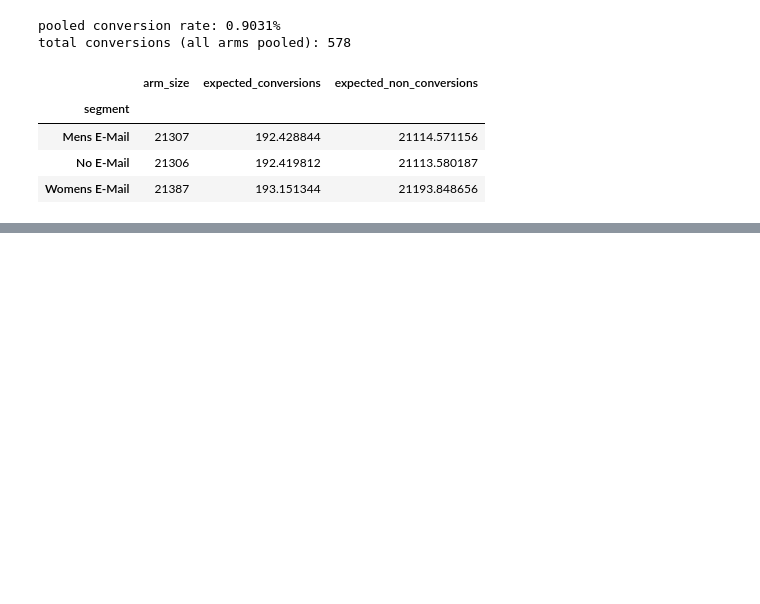
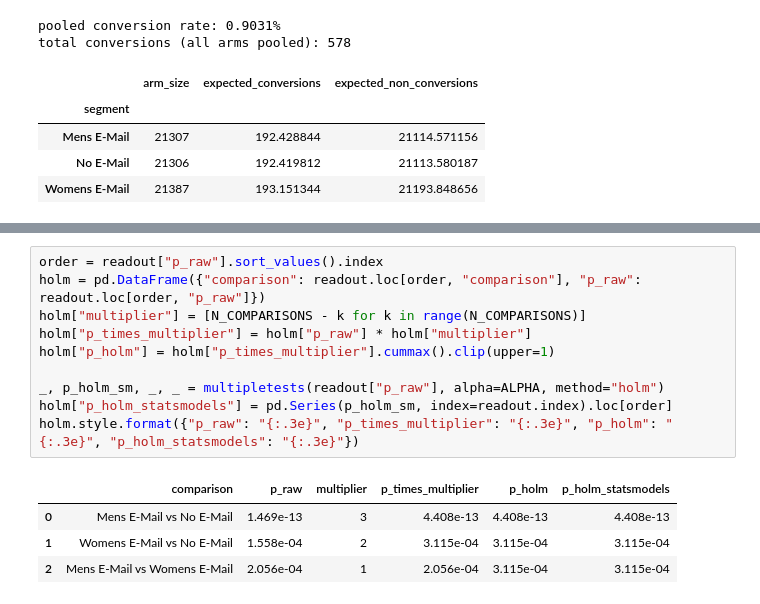
Before and after one commit to luisesparza3347/ab-testing-experiments, a Jupyter notebook: notebooks/02_primary_readout.ipynb, the cells around one changed output, grey strips where cells are left out. Saved outputs shown, nothing was run; the diff lists cells and outputs as text; blank space fills up the shorter version.

```diff
--- a/notebooks/02_primary_readout.ipynb
+++ b/notebooks/02_primary_readout.ipynb
@@ -56,0 +197,15 @@ total conversions (all arms pooled): 578
+# %%
+order = readout["p_raw"].sort_values().index
+holm = pd.DataFrame({"comparison": readout.loc[order, "comparison"], "p_raw": readout.loc[order, "p_raw"]})
+holm["multiplier"] = [N_COMPARISONS - k for k in range(N_COMPARISONS)]
+holm["p_times_multiplier"] = holm["p_raw"] * holm["multiplier"]
+holm["p_holm"] = holm["p_times_multiplier"].cummax().clip(upper=1)
+
+_, p_holm_sm, _, _ = multipletests(readout["p_raw"], alpha=ALPHA, method="holm")
+holm["p_holm_statsmodels"] = pd.Series(p_holm_sm, index=readout.index).loc[order]
+holm.style.format({"p_raw": "{:.3e}", "p_times_multiplier": "{:.3e}", "p_holm": "{:.3e}", "p_holm_statsmodels": "{:.3e}"})
+# %% [output]
+|  | comparison | p_raw | multiplier | p_times_multiplier | p_holm | p_holm_statsmodels |
+| 0 | Mens E-Mail vs No E-Mail | 1.469e-13 | 3 | 4.408e-13 | 4.408e-13 | 4.408e-13 |
+| 1 | Womens E-Mail vs No E-Mail | 1.558e-04 | 2 | 3.115e-04 | 3.115e-04 | 3.115e-04 |
+| 2 | Mens E-Mail vs Womens E-Mail | 2.056e-04 | 1 | 2.056e-04 | 3.115e-04 | 3.115e-04 |
```
Also changed, not shown: parts of 18 cells of this notebook, 5 other files.
